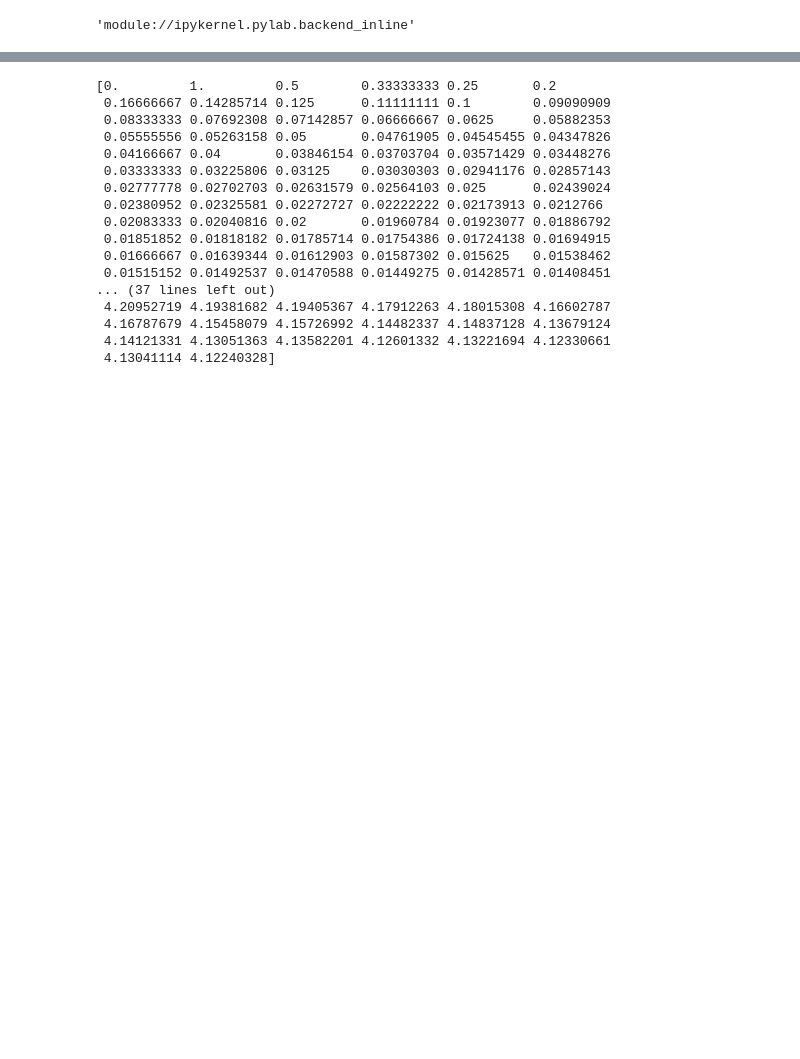
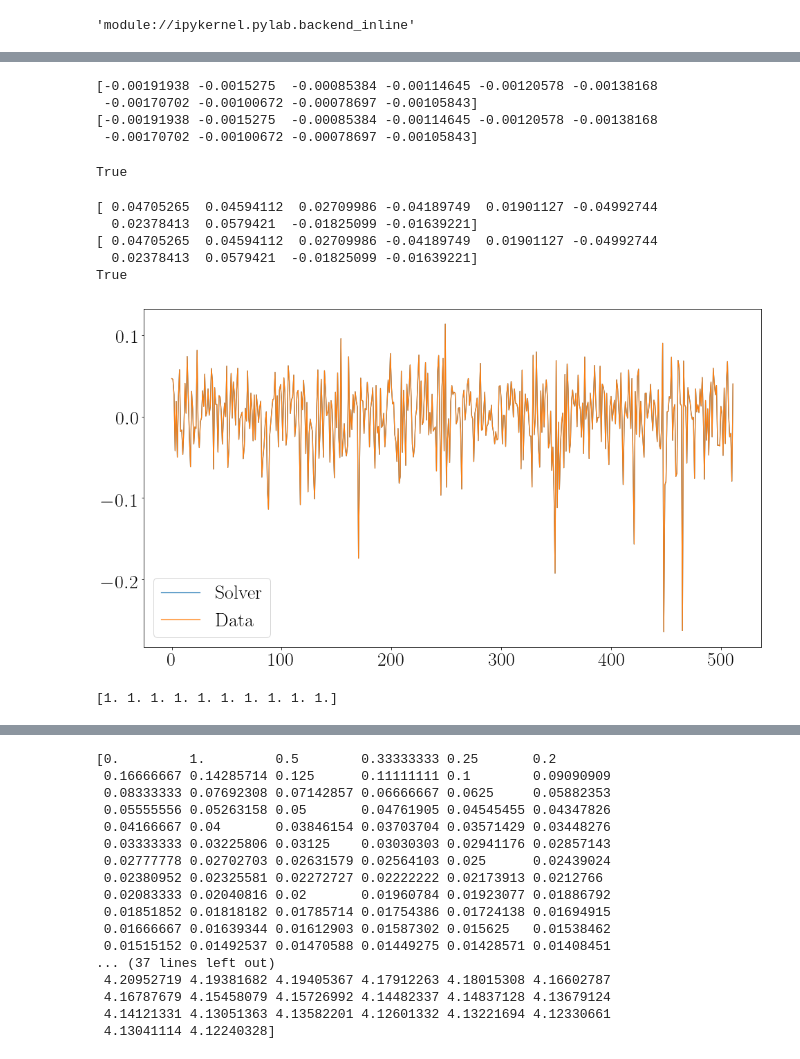
Before and after one commit to EndCar808/Burgers-Phase-Only-Model, a Jupyter notebook: Plotting/Stats_Plots.ipynb, the cells around one changed output, grey strips where cells are left out. Drawn from its saved outputs; the diff is of its cells as text; code cells hidden in the pictures; blank space fills up the shorter version.

Commit message:
Vel Increments in good agreement, just need to tidy up code and plotting scripts. Wrote code for scale dependent order parammeter defined in Agustin's thesis summary

```diff
--- a/Plotting/Stats_Plots.ipynb
+++ b/Plotting/Stats_Plots.ipynb
@@ -274,9 +148,9 @@ return str_p, str_p_abs
 k0    = 1
 alpha = 1.0
 beta  = 0.0
-iters = 10
-trans = 1000
-N     = 32
+iters = 1000
+trans = 100000
+N     = 512
 u0    = "RANDOM"
 
 kmin = k0 + 1
@@ -299,0 +174,16 @@ Data File: /RESULTS_N[32]_k0[1]_ALPHA[1.000]_BETA[0.000]_u0[RANDOM]/SolverData_I
+# %%
+# Solver data
+u_solver      = HDFfileData["RealSpace"][:, :]
+u_grad_solver = HDFfileData["RealSpaceGrad"][:, :]
+u_z_solver    = HDFfileData["Modes"][:, :]
+# %%
+# Python Data
+amps = HDFfileData["Amps"][:]
+phi  = HDFfileData["Phases"][:, :]
+
+u, u_z        = compute_modes_real_space(amps, phi, N)
+u_rms, u_urms = compute_rms(u)
+
+u_grad, u_grad_rms = compute_grad(u_z, kmin, kmax)
+
+# HDFfileData.close()
@@ -299,0 +225,30 @@ Data File: /RESULTS_N[32]_k0[1]_ALPHA[1.000]_BETA[0.000]_u0[RANDOM]/SolverData_I
+# %%
+t = -1
+print(u_solver[t, :10])
+print(u[t, :10])
+np.allclose(u_solver[t, :10], u[t, :10])
+# %% [output]
+[-0.00191938 -0.0015275  -0.00085384 -0.00114645 -0.00120578 -0.00138168
+ -0.00170702 -0.00100672 -0.00078697 -0.00105843]
+[-0.00191938 -0.0015275  -0.00085384 -0.00114645 -0.00120578 -0.00138168
+ -0.00170702 -0.00100672 -0.00078697 -0.00105843]
+True
+# %%
+t = -1
+print(u_grad_solver[t, :10])
+print(u_grad[t, :10])
+print(np.allclose(u_grad_solver[t, :10], u_grad[t, :10]))
+plt.plot(u_grad_solver[t, :])
+plt.plot(u_grad[t, :])
+plt.legend(["Solver", "Data"])
+plt.show()
+
+print(u_grad[t, :10] / u_grad_solver[t, :10])
+# %% [output]
+[ 0.04705265  0.04594112  0.02709986 -0.04189749  0.01901127 -0.04992744
+  0.02378413  0.0579421  -0.01825099 -0.01639221]
+[ 0.04705265  0.04594112  0.02709986 -0.04189749  0.01901127 -0.04992744
+  0.02378413  0.0579421  -0.01825099 -0.01639221]
+True
+[figure, added]
+[1. 1. 1. 1. 1. 1. 1. 1. 1. 1.]
```
Also changed, not shown: parts of 20 cells of this notebook, 47 other files.
